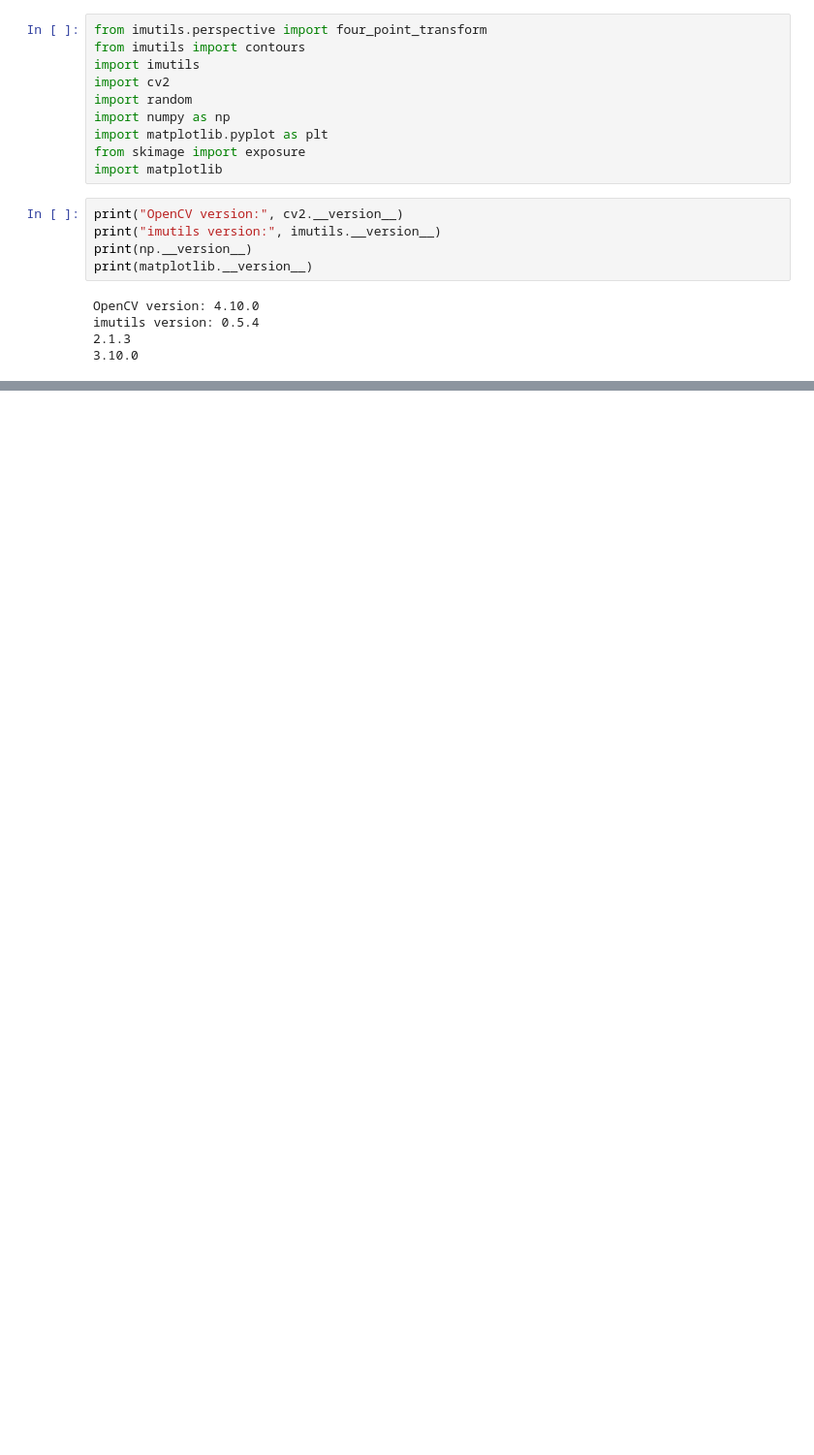
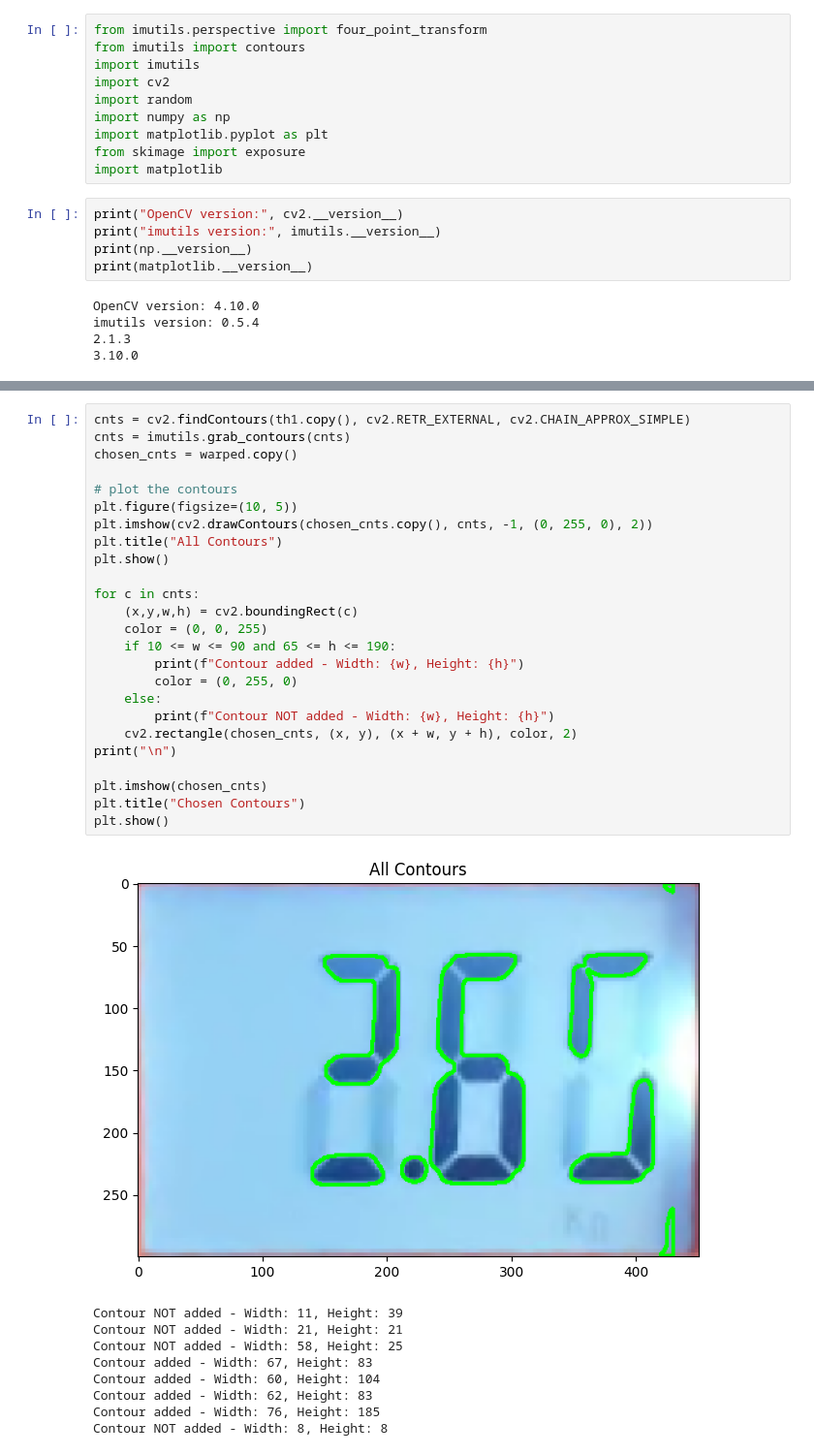
Before and after one commit to lorenzougolini/dynamometer, a Jupyter notebook: image processing.ipynb, the cells around one changed output, grey strips where cells are left out. Shown at 97% size. Cells and saved outputs as stored; diff of their text form; blank space fills up the shorter version.

```diff
--- a/image processing.ipynb
+++ b/image processing.ipynb
@@ -155,0 +193,35 @@ Area of the rectangle: 15558.806994358543
+# %%
+cnts = cv2.findContours(th1.copy(), cv2.RETR_EXTERNAL, cv2.CHAIN_APPROX_SIMPLE)
+cnts = imutils.grab_contours(cnts)
+chosen_cnts = warped.copy()
+
+# plot the contours
+plt.figure(figsize=(10, 5))
+plt.imshow(cv2.drawContours(chosen_cnts.copy(), cnts, -1, (0, 255, 0), 2))
+plt.title("All Contours")
+plt.show()
+
+for c in cnts:
+    (x,y,w,h) = cv2.boundingRect(c)
+    color = (0, 0, 255)
+    if 10 <= w <= 90 and 65 <= h <= 190:
+        print(f"Contour added - Width: {w}, Height: {h}")
+        color = (0, 255, 0)
+    else:
+        print(f"Contour NOT added - Width: {w}, Height: {h}")
+    cv2.rectangle(chosen_cnts, (x, y), (x + w, y + h), color, 2)
+print("\n")
+
+plt.imshow(chosen_cnts)
+plt.title("Chosen Contours")
+plt.show()
+# %% [output]
+[figure, added]
+Contour NOT added - Width: 11, Height: 39
+Contour NOT added - Width: 21, Height: 21
+Contour NOT added - Width: 58, Height: 25
+Contour added - Width: 67, Height: 83
+Contour added - Width: 60, Height: 104
+Contour added - Width: 62, Height: 83
+Contour added - Width: 76, Height: 185
+Contour NOT added - Width: 8, Height: 8
```
Also changed, not shown: parts of 7 cells of this notebook, 1 other file.
